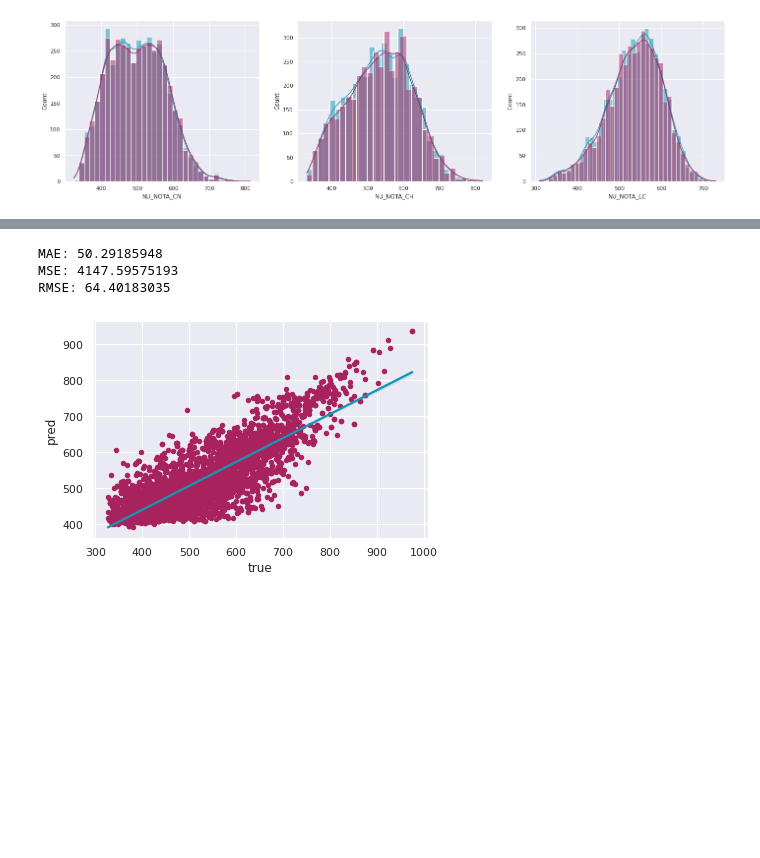
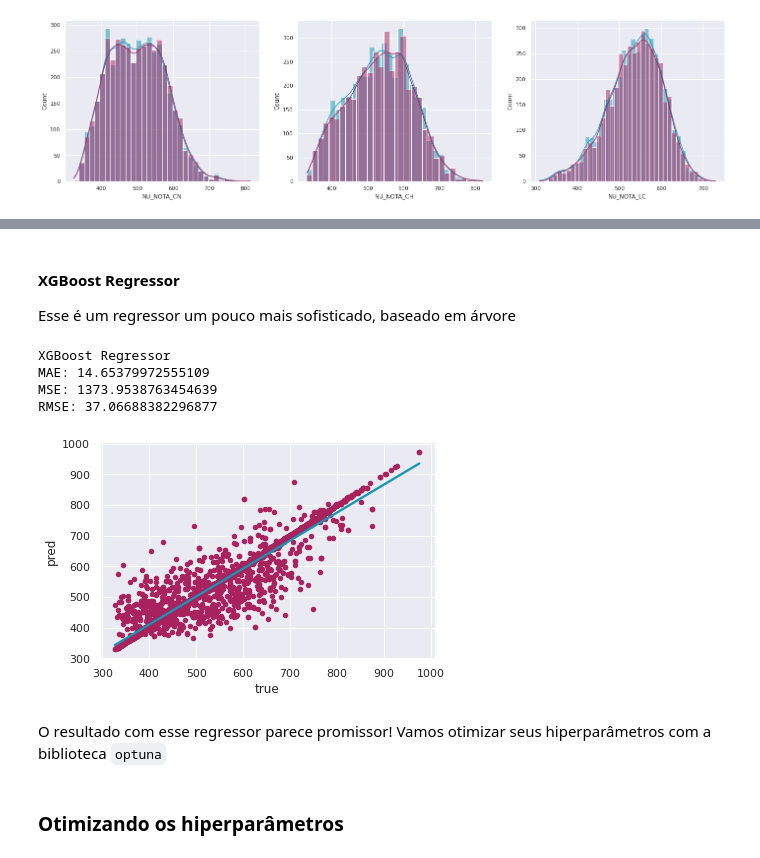
Before and after one commit to gsoaresbaptista/enem-regression, a Jupyter notebook: experiments/grade_regression.ipynb, the cells around one changed output, grey strips where cells are left out. Cells and saved outputs as stored; diff of their text form; code cells hidden in the pictures; blank space fills up the shorter version.

```diff
--- a/experiments/grade_regression.ipynb
+++ b/experiments/grade_regression.ipynb
@@ -158,9 +184,0 @@ y_pred_test = regressor.predict(x_test)
-# %%
-# Verifica-se as métricas de dispersão
-print('MAE:', metrics.mean_absolute_error(y_test, y_pred_test).round(8))
-print('MSE:', metrics.mean_squared_error(y_test, y_pred_test).round(8))
-print('RMSE:', np.sqrt(metrics.mean_squared_error(y_test, y_pred_test)).round(8))
-# %% [output]
-MAE: 50.29185948
-MSE: 4147.59575193
-RMSE: 64.40183035
@@ -171,5 +185,27 @@ results.columns = columns=['true', 'pred']
-# %%
-ax = sns.regplot(x=y_test, y=y_pred_test, scatter=False, color='#1596b3')
-results.plot.scatter(x='true', y='pred', c='#a8225e', ax=ax);
-# %% [output]
-[figure, removed]
+# %% [markdown]
+#### XGBoost Regressor
+
+Esse é um regressor um pouco mais sofisticado, baseado em árvore
+# %%
+from xgboost import XGBRegressor
+
+regressor = XGBRegressor(
+    n_estimators=1000,
+    max_depth=7,
+    eta=0.1,
+    subsample=0.7,
+    colsample_bytree=0.8
+)
+
+print('XGBoost Regressor')
+evaluate_regressor(regressor)
+# %% [output]
+XGBoost Regressor
+MAE: 14.65379972555109
+MSE: 1373.9538763454639
+RMSE: 37.06688382296877
+[figure, added]
+# %% [markdown]
+O resultado com esse regressor parece promissor! Vamos otimizar seus hiperparâmetros com a biblioteca `optuna`
+# %% [markdown]
+### Otimizando os hiperparâmetros
```
Also changed, not shown: parts of 25 cells of this notebook, 1 other file.
